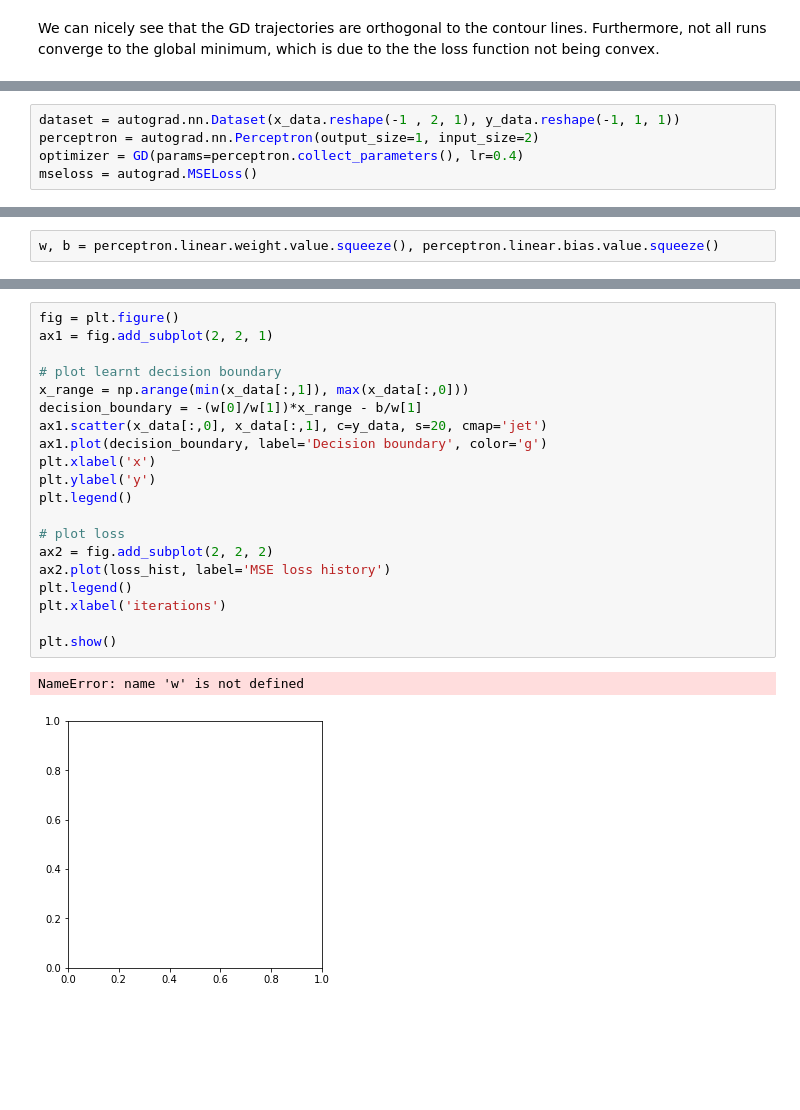
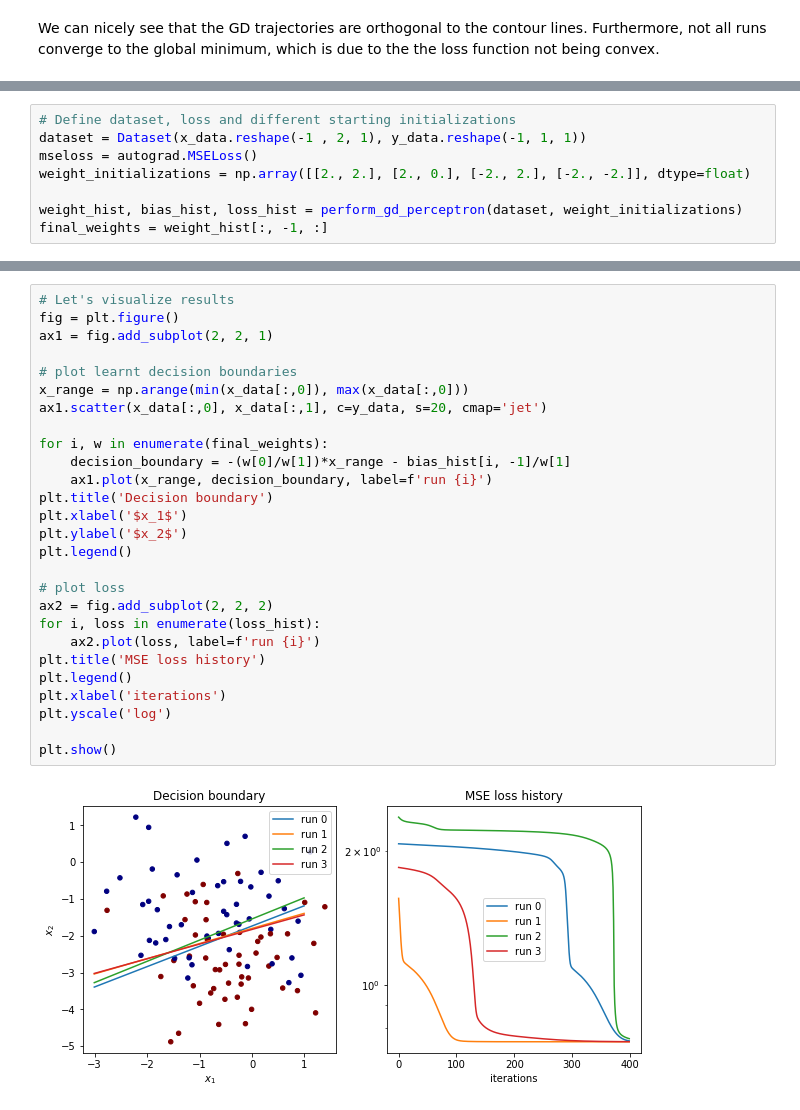
Before and after one commit to vbjan/autogradengine, a Jupyter notebook: demo.ipynb, the cells around one changed output, grey strips where cells are left out. Saved outputs shown, nothing was run; the diff lists cells and outputs as text; blank space fills up the shorter version.

```diff
--- a/demo.ipynb
+++ b/demo.ipynb
@@ -284,5 +296,0 @@ plt.show()
-# %%
-dataset = autograd.nn.Dataset(x_data.reshape(-1 , 2, 1), y_data.reshape(-1, 1, 1))
-perceptron = autograd.nn.Perceptron(output_size=1, input_size=2)
-optimizer = GD(params=perceptron.collect_parameters(), lr=0.4)
-mseloss = autograd.MSELoss()
@@ -311,2 +332,0 @@ NameError: name 'optimizer' is not defined
-# %%
-w, b = perceptron.linear.weight.value.squeeze(), perceptron.linear.bias.value.squeeze()
@@ -314,0 +333,8 @@ NameError: name 'perceptron' is not defined
+# %%
+# Define dataset, loss and different starting initializations
+dataset = Dataset(x_data.reshape(-1 , 2, 1), y_data.reshape(-1, 1, 1))
+mseloss = autograd.MSELoss()
+weight_initializations = np.array([[2., 2.], [2., 0.], [-2., 2.], [-2., -2.]], dtype=float)
+
+weight_hist, bias_hist, loss_hist = perform_gd_perceptron(dataset, weight_initializations)
+final_weights = weight_hist[:, -1, :]
@@ -315,23 +359,29 @@ NameError: name 'perceptron' is not defined
 # %%
+# Let's visualize results
 fig = plt.figure()
 ax1 = fig.add_subplot(2, 2, 1)
 
-# plot learnt decision boundary
-x_range = np.arange(min(x_data[:,1]), max(x_data[:,0]))
-decision_boundary = -(w[0]/w[1])*x_range - b/w[1]
+# plot learnt decision boundaries
+x_range = np.arange(min(x_data[:,0]), max(x_data[:,0]))
 ax1.scatter(x_data[:,0], x_data[:,1], c=y_data, s=20, cmap='jet')
-ax1.plot(decision_boundary, label='Decision boundary', color='g')
-plt.xlabel('x')
-plt.ylabel('y')
+
+for i, w in enumerate(final_weights):
+    decision_boundary = -(w[0]/w[1])*x_range - bias_hist[i, -1]/w[1]
+    ax1.plot(x_range, decision_boundary, label=f'run {i}')
+plt.title('Decision boundary')
+plt.xlabel('$x_1$')
+plt.ylabel('$x_2$')
 plt.legend()
 
 # plot loss
 ax2 = fig.add_subplot(2, 2, 2)
-ax2.plot(loss_hist, label='MSE loss history')
+for i, loss in enumerate(loss_hist):
+    ax2.plot(loss, label=f'run {i}')
+plt.title('MSE loss history')
 plt.legend()
 plt.xlabel('iterations')
+plt.yscale('log')
 
 plt.show()
 # %% [output]
-NameError: name 'w' is not defined
-[figure, old version]
+[figure, new version]
```
Also changed, not shown: parts of 15 cells of this notebook, 2 other files.
